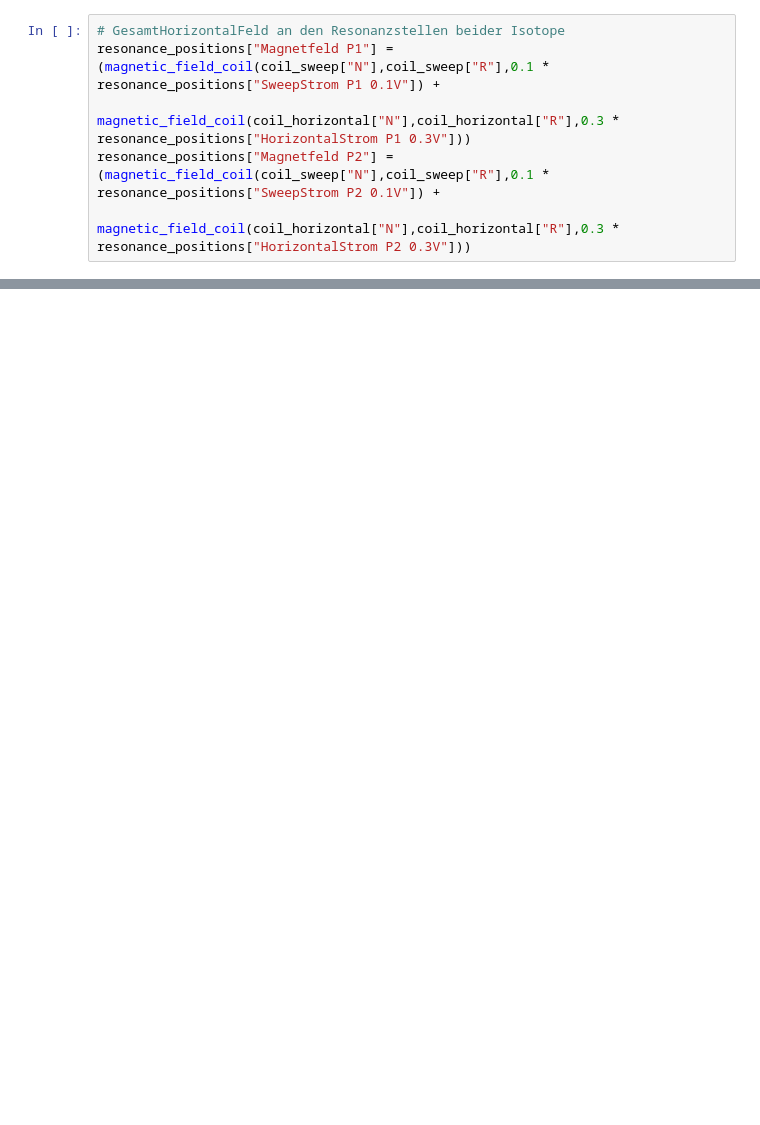
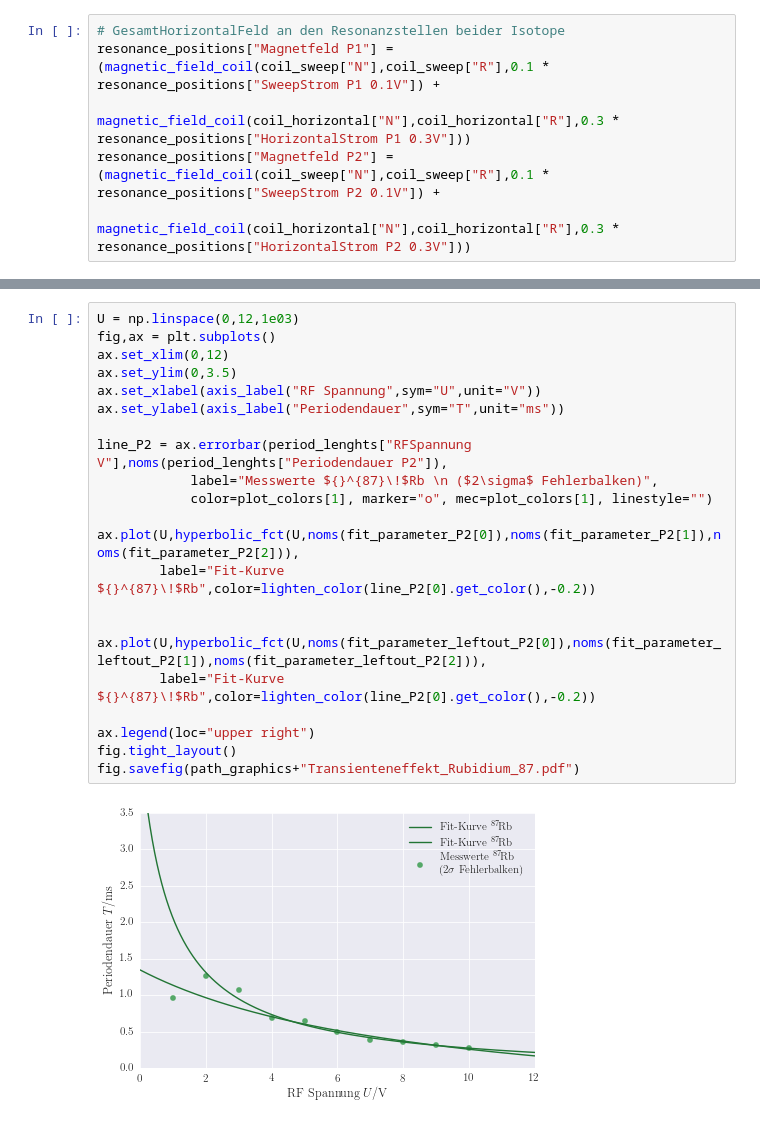
Before and after one commit to LuckyJosh/PhysikFP2015, a Jupyter notebook: 03_OptischesPumpen[ ]/Python/Auswertung.ipynb, the cells around one changed output, grey strips where cells are left out. Drawn from its saved outputs; the diff is of its cells as text; blank space fills up the shorter version.

```diff
--- a/03_OptischesPumpen[ ]/Python/Auswertung.ipynb
+++ b/03_OptischesPumpen[ ]/Python/Auswertung.ipynb
@@ -257,0 +417,24 @@ line_0[0].get_color()
+# %%
+U = np.linspace(0,12,1e03)
+fig,ax = plt.subplots()
+ax.set_xlim(0,12)
+ax.set_ylim(0,3.5)
+ax.set_xlabel(axis_label("RF Spannung",sym="U",unit="V"))
+ax.set_ylabel(axis_label("Periodendauer",sym="T",unit="ms"))
+
+line_P2 = ax.errorbar(period_lenghts["RFSpannung V"],noms(period_lenghts["Periodendauer P2"]),
+            label="Messwerte ${}^{87}\!$Rb \n ($2\sigma$ Fehlerbalken)",
+            color=plot_colors[1], marker="o", mec=plot_colors[1], linestyle="")
+
+ax.plot(U,hyperbolic_fct(U,noms(fit_parameter_P2[0]),noms(fit_parameter_P2[1]),noms(fit_parameter_P2[2])),
+        label="Fit-Kurve ${}^{87}\!$Rb",color=lighten_color(line_P2[0].get_color(),-0.2))
+
+
+ax.plot(U,hyperbolic_fct(U,noms(fit_parameter_leftout_P2[0]),noms(fit_parameter_leftout_P2[1]),noms(fit_parameter_leftout_P2[2])),
+        label="Fit-Kurve ${}^{87}\!$Rb",color=lighten_color(line_P2[0].get_color(),-0.2))
+
+ax.legend(loc="upper right")
+fig.tight_layout()
+fig.savefig(path_graphics+"Transienteneffekt_Rubidium_87.pdf")
+# %% [output]
+[figure, added]
```
Also changed, not shown: parts of 22 cells of this notebook, 12 other files.
